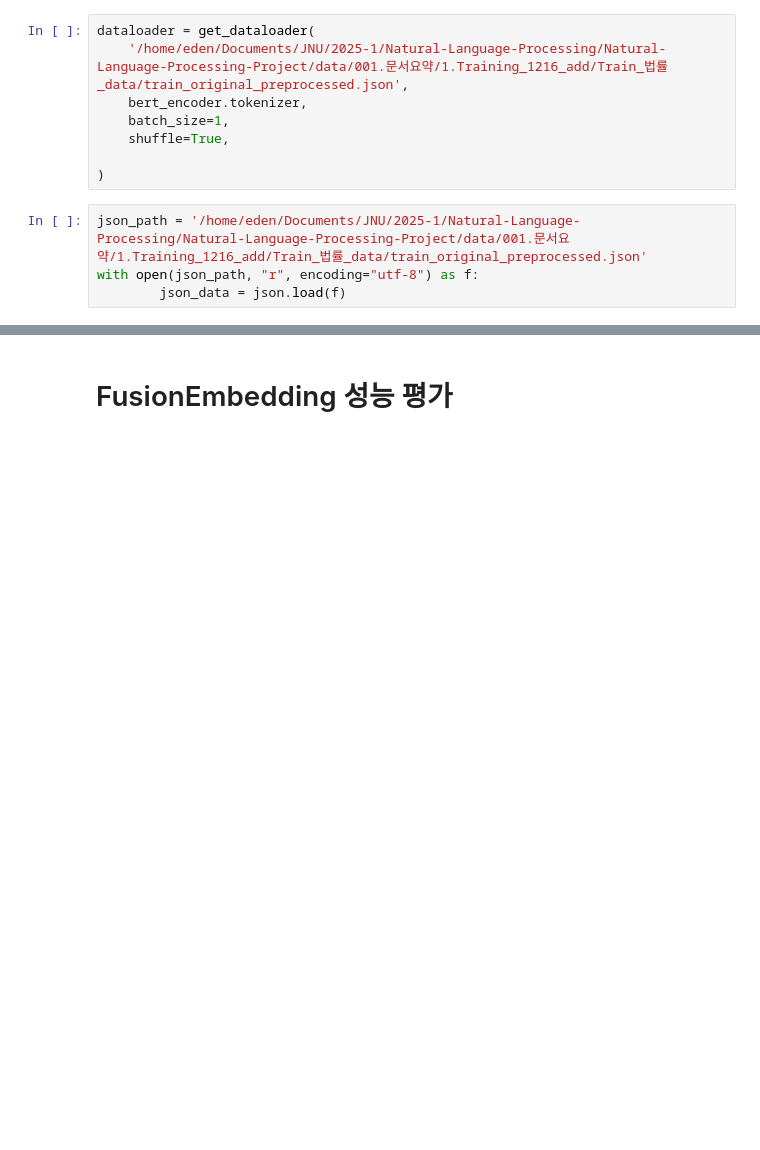
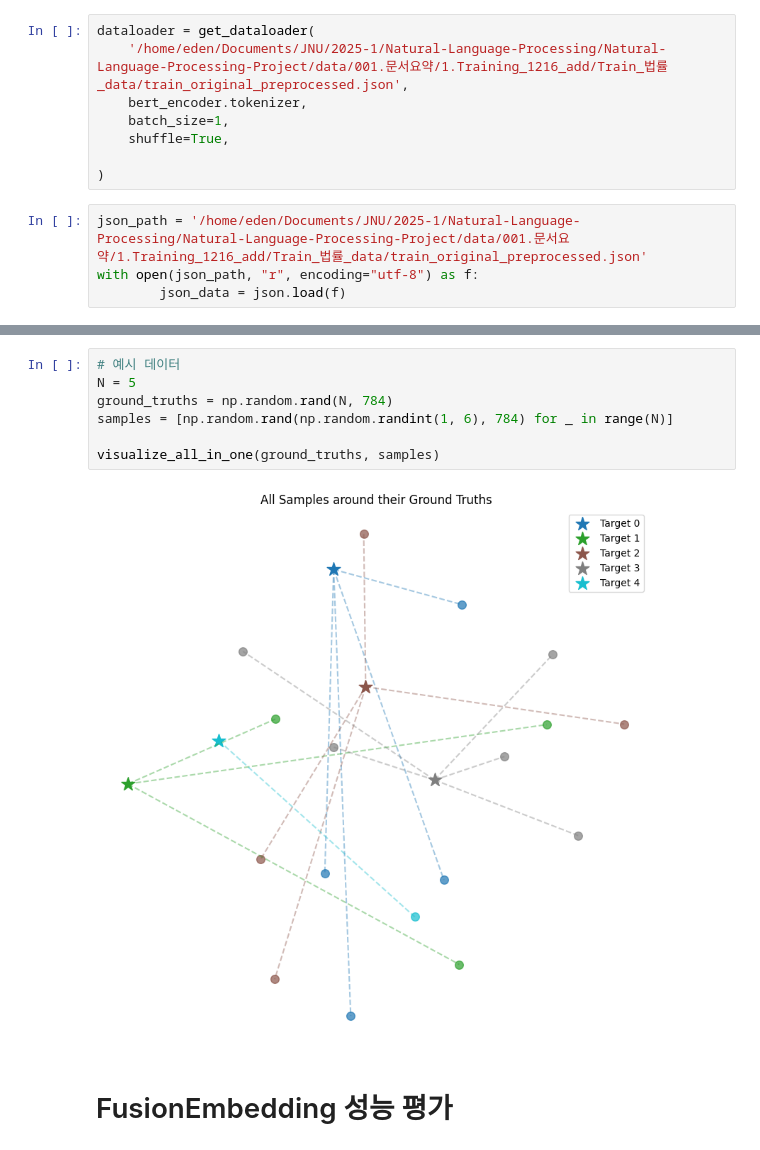
Before and after one commit to edenkim9741/Natural-Language-Processing-Project, a Jupyter notebook: experiments.ipynb, the cells around one changed output, grey strips where cells are left out. Drawn from its saved outputs; the diff is of its cells as text; blank space fills up the shorter version.

```diff
--- a/experiments.ipynb
+++ b/experiments.ipynb
@@ -69,3 +155,12 @@ tensor(0.9621)
+# %%
+# 예시 데이터
+N = 5
+ground_truths = np.random.rand(N, 784)
+samples = [np.random.rand(np.random.randint(1, 6), 784) for _ in range(N)]
+
+visualize_all_in_one(ground_truths, samples)
+# %% [output]
+[figure, added]
 # %% [markdown]
 # FusionEmbedding 성능 평가
 # %%
```
Also changed, not shown: parts of 6 cells of this notebook, 1 other file.
